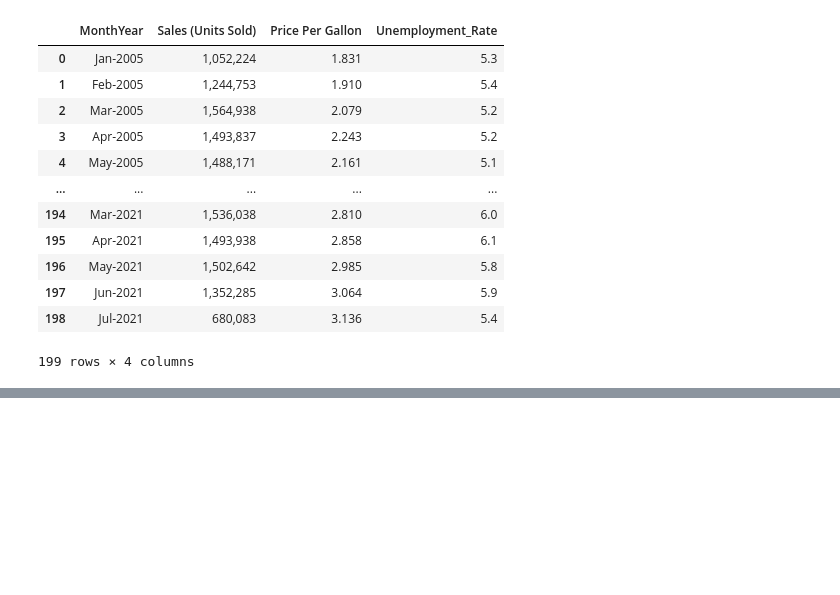
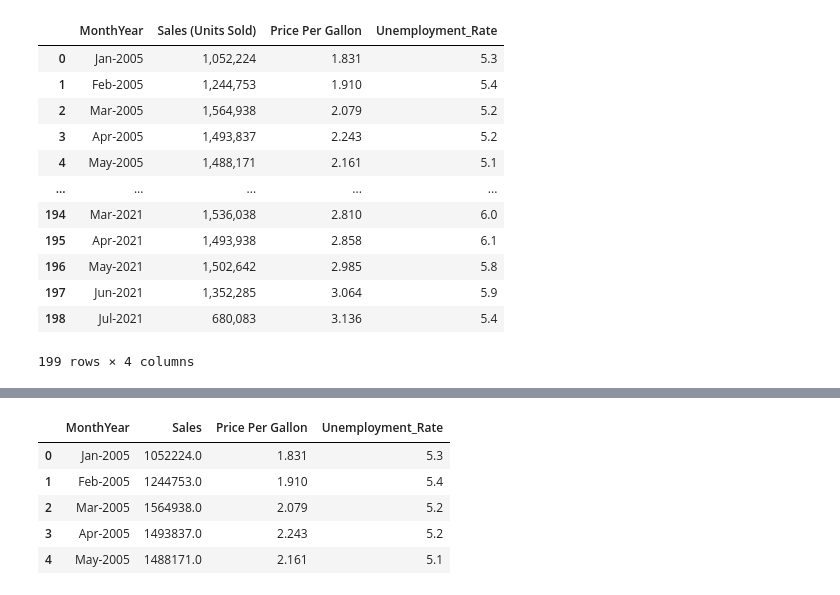
Before and after one commit to michelleherman13/auto-sales, a Jupyter notebook: data/Cleaning.ipynb, the cells around one changed output, grey strips where cells are left out. Cells and saved outputs as stored; diff of their text form; code cells hidden in the pictures; blank space fills up the shorter version.

```diff
--- a/data/Cleaning.ipynb
+++ b/data/Cleaning.ipynb
@@ -137,0 +224,2 @@ final_df
+# %%
+final_df[['Sales']] = final_df[['Sales']].astype(float)
@@ -137,0 +234,9 @@ final_df
+# %%
+final_df.head()
+# %% [output]
+|  | MonthYear | Sales | Price Per Gallon | Unemployment_Rate |
+| 0 | Jan-2005 | 1052224.0 | 1.831 | 5.3 |
+| 1 | Feb-2005 | 1244753.0 | 1.910 | 5.4 |
+| 2 | Mar-2005 | 1564938.0 | 2.079 | 5.2 |
+| 3 | Apr-2005 | 1493837.0 | 2.243 | 5.2 |
+| 4 | May-2005 | 1488171.0 | 2.161 | 5.1 |
```
Also changed, not shown: parts of 10 cells of this notebook.
